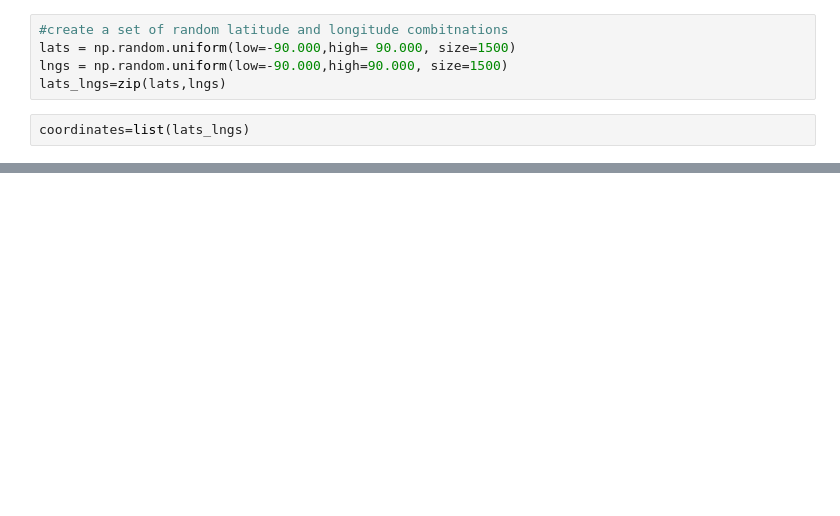
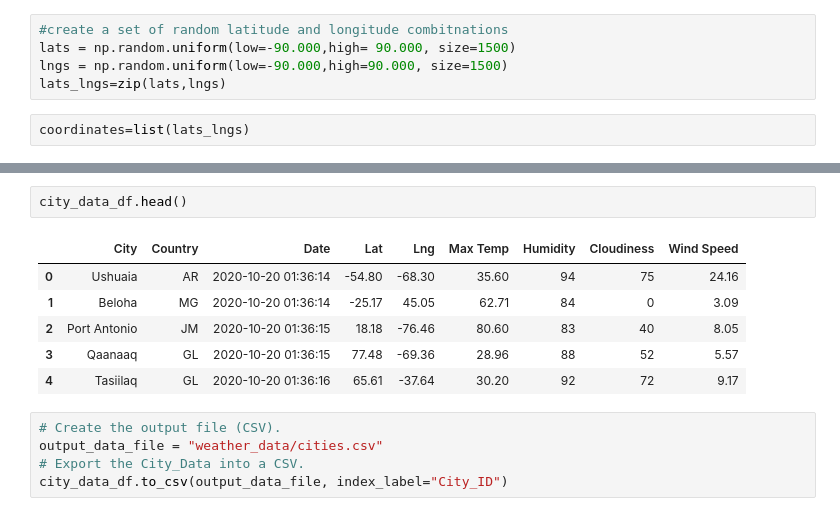
Before and after one commit to sebcampos/World_Weather_Analysis, a Jupyter notebook: WeatherPy.ipynb, the cells around one changed output, grey strips where cells are left out. Drawn from its saved outputs; the diff is of its cells as text; blank space fills up the shorter version.

```diff
--- a/WeatherPy.ipynb
+++ b/WeatherPy.ipynb
@@ -49,0 +224,14 @@ len(cities)
+# %%
+city_data_df.head()
+# %% [output]
+|  | City | Country | Date | Lat | Lng | Max Temp | Humidity | Cloudiness | Wind Speed |
+| 0 | Ushuaia | AR | 2020-10-20 01:36:14 | -54.80 | -68.30 | 35.60 | 94 | 75 | 24.16 |
+| 1 | Beloha | MG | 2020-10-20 01:36:14 | -25.17 | 45.05 | 62.71 | 84 | 0 | 3.09 |
+| 2 | Port Antonio | JM | 2020-10-20 01:36:15 | 18.18 | -76.46 | 80.60 | 83 | 40 | 8.05 |
+| 3 | Qaanaaq | GL | 2020-10-20 01:36:15 | 77.48 | -69.36 | 28.96 | 88 | 52 | 5.57 |
+| 4 | Tasiilaq | GL | 2020-10-20 01:36:16 | 65.61 | -37.64 | 30.20 | 92 | 72 | 9.17 |
+# %%
+# Create the output file (CSV).
+output_data_file = "weather_data/cities.csv"
+# Export the City_Data into a CSV.
+city_data_df.to_csv(output_data_file, index_label="City_ID")
```
Also changed, not shown: parts of 18 cells of this notebook, 1 other file.
